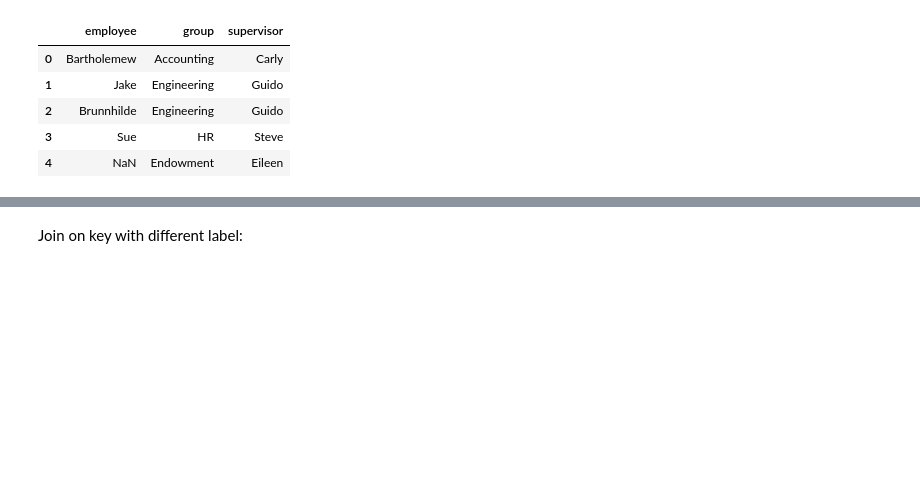
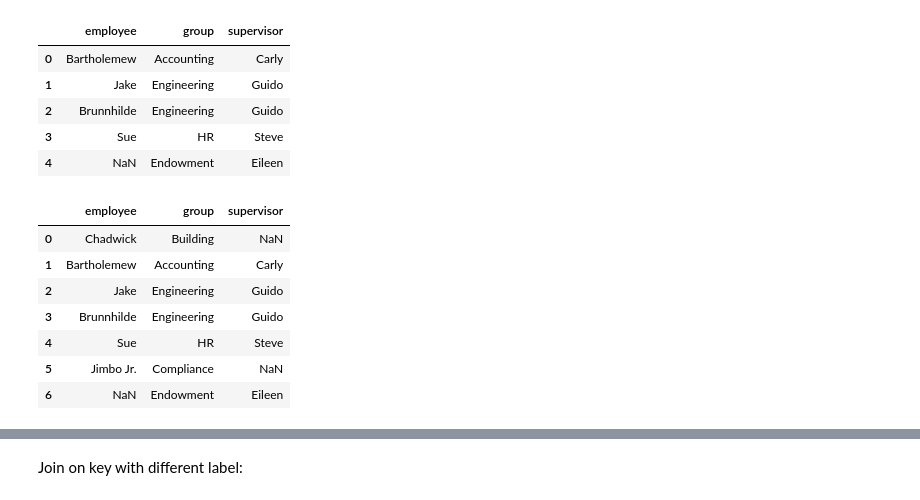
Before and after one commit to williambguo/NYC_DS_082624, a Jupyter notebook: Phase1_PandasGroupJoin/Ph1_T5_6_Combining_Data.ipynb, the cells around one changed output, grey strips where cells are left out. Saved outputs shown, nothing was run; the diff lists cells and outputs as text; code cells hidden in the pictures; blank space fills up the shorter version.

```diff
--- a/Phase1_PandasGroupJoin/Ph1_T5_6_Combining_Data.ipynb
+++ b/Phase1_PandasGroupJoin/Ph1_T5_6_Combining_Data.ipynb
@@ -212,6 +212,17 @@ pd.merge(df1, df2, how = 'right', on = 'group')
 | 2 | Brunnhilde | Engineering | Guido |
 | 3 | Sue | HR | Steve |
 | 4 | NaN | Endowment | Eileen |
+# %%
+pd.merge(df1, df2, how = 'outer', on = 'group')
+# %% [output]
+|  | employee | group | supervisor |
+| 0 | Chadwick | Building | NaN |
+| 1 | Bartholemew | Accounting | Carly |
+| 2 | Jake | Engineering | Guido |
+| 3 | Brunnhilde | Engineering | Guido |
+| 4 | Sue | HR | Steve |
+| 5 | Jimbo Jr. | Compliance | NaN |
+| 6 | NaN | Endowment | Eileen |
 # %% [markdown]
 #### Joins
 
```
Also changed, not shown: parts of 4 cells of this notebook, 2 other files.
